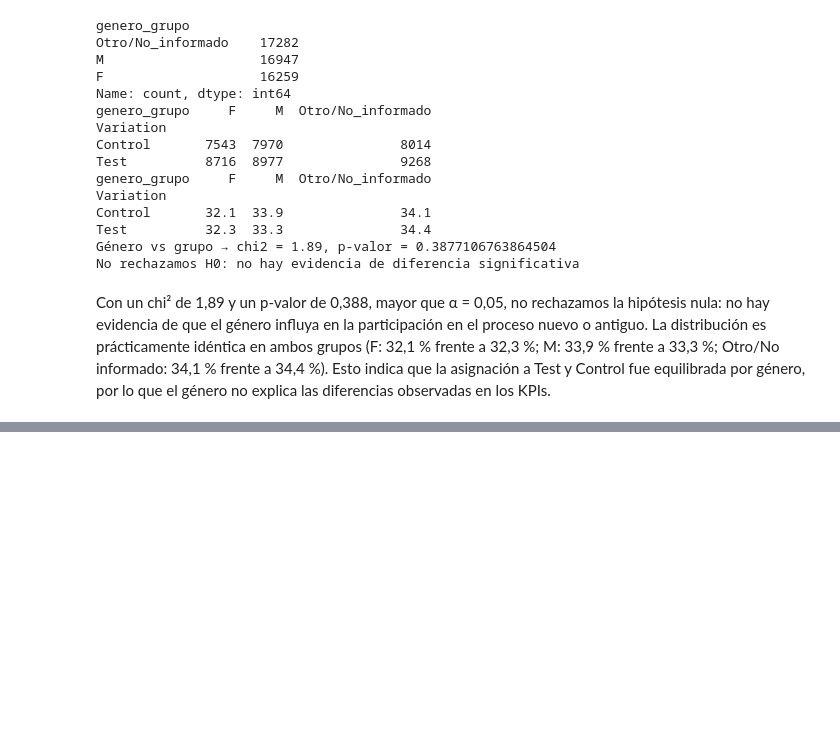
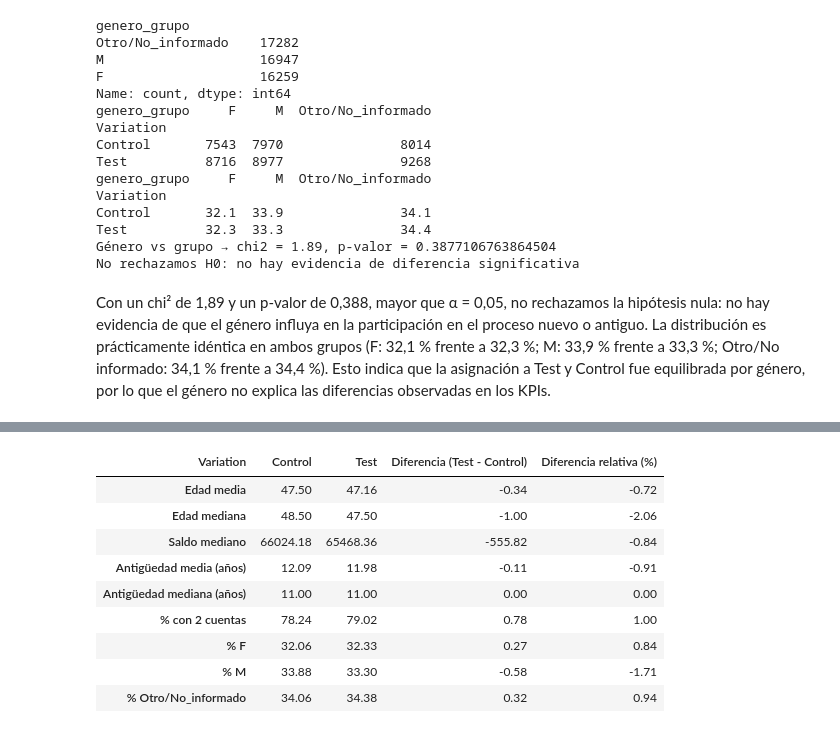
Before and after one commit to beafernandez22/Project_Vanguard_ab_Test, a Jupyter notebook: notebooks/trabajo_final.ipynb, the cells around one changed output, grey strips where cells are left out. Saved outputs shown, nothing was run; the diff lists cells and outputs as text; code cells hidden in the pictures; blank space fills up the shorter version.

```diff
--- a/notebooks/trabajo_final.ipynb
+++ b/notebooks/trabajo_final.ipynb
@@ -1318,0 +1325,41 @@ Con un chi² de 1,89 y un p-valor de 0,388, mayor que α = 0,05, no rechazamos l
+# %%
+grupos = clientes_ab.groupby("Variation")
+
+# 1. Variables numéricas
+tabla_equilibrio = pd.DataFrame({
+    "Edad media": grupos["clnt_age"].mean(),
+    "Edad mediana": grupos["clnt_age"].median(),
+    "Saldo mediano": grupos["bal"].median(),
+    "Antigüedad media (años)": grupos["clnt_tenure_yr"].mean(),
+    "Antigüedad mediana (años)": grupos["clnt_tenure_yr"].median(),
+    "% con 2 cuentas": grupos["num_accts"].apply(lambda x: (x == 2).mean() * 100),
+})
+
+# 2. Género en porcentaje
+genero = pd.crosstab(clientes_ab["Variation"], clientes_ab["genero_grupo"],
+                     normalize="index").mul(100)
+genero.columns = ["% " + col for col in genero.columns]
+
+# 3. Unir todo, girar la tabla y añadir la diferencia
+tabla_equilibrio = pd.concat([tabla_equilibrio, genero], axis=1).T.round(2)
+tabla_equilibrio["Diferencia (Test - Control)"] = (
+    tabla_equilibrio["Test"] - tabla_equilibrio["Control"]
+).round(2)
+
+tabla_equilibrio["Diferencia relativa (%)"] = (
+    (tabla_equilibrio["Test"] - tabla_equilibrio["Control"])
+    / tabla_equilibrio["Control"] * 100
+).round(2)
+
+tabla_equilibrio
+# %% [output]
+| Variation | Control | Test | Diferencia (Test - Control) | Diferencia relativa (%) |
+| Edad media | 47.50 | 47.16 | -0.34 | -0.72 |
+| Edad mediana | 48.50 | 47.50 | -1.00 | -2.06 |
+| Saldo mediano | 66024.18 | 65468.36 | -555.82 | -0.84 |
+| Antigüedad media (años) | 12.09 | 11.98 | -0.11 | -0.91 |
+| Antigüedad mediana (años) | 11.00 | 11.00 | 0.00 | 0.00 |
+| % con 2 cuentas | 78.24 | 79.02 | 0.78 | 1.00 |
+| % F | 32.06 | 32.33 | 0.27 | 0.84 |
+| % M | 33.88 | 33.30 | -0.58 | -1.71 |
+| % Otro/No_informado | 34.06 | 34.38 | 0.32 | 0.94 |
```
Also changed, not shown: parts of 14 cells of this notebook.
